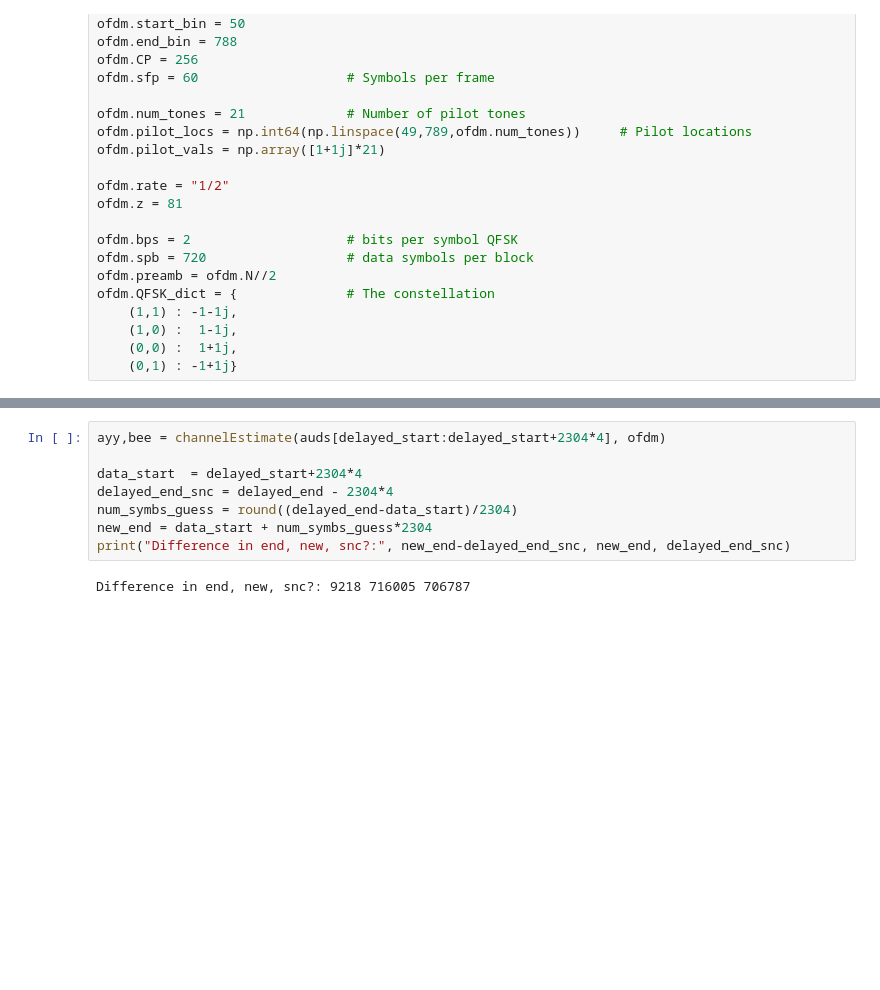
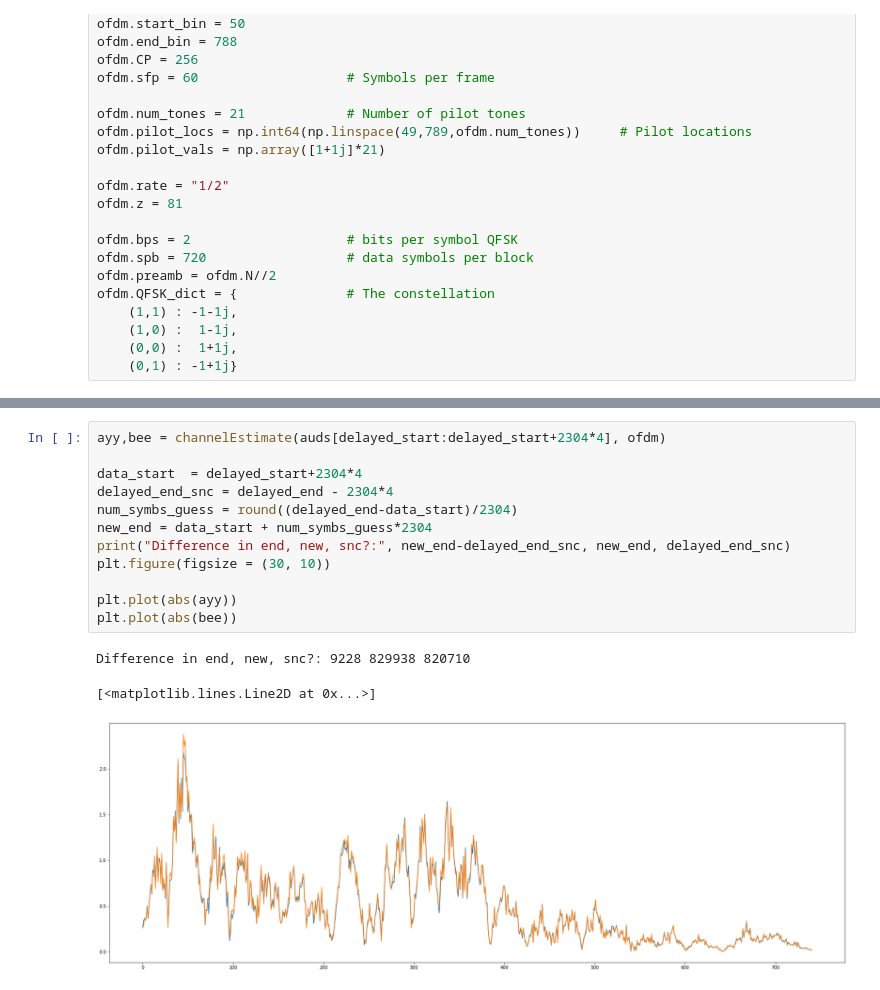
Before and after one commit to jks70/gf3_v2, a Jupyter notebook: uncover2.ipynb, the cells around one changed output, grey strips where cells are left out. Cells and saved outputs as stored; diff of their text form; blank space fills up the shorter version.

```diff
--- a/uncover2.ipynb
+++ b/uncover2.ipynb
@@ -47,11 +50,17 @@ delayed_end = chirps[2] - 44100 - 1500 - 1
 # %%
 ayy,bee = channelEstimate(auds[delayed_start:delayed_start+2304*4], ofdm)
 
 data_start  = delayed_start+2304*4
 delayed_end_snc = delayed_end - 2304*4
 num_symbs_guess = round((delayed_end-data_start)/2304)
 new_end = data_start + num_symbs_guess*2304
 print("Difference in end, new, snc?:", new_end-delayed_end_snc, new_end, delayed_end_snc)
+plt.figure(figsize = (30, 10))
+
+plt.plot(abs(ayy))
+plt.plot(abs(bee))
 # %% [output]
-Difference in end, new, snc?: 9218 716005 706787
+Difference in end, new, snc?: 9228 829938 820710
+[<matplotlib.lines.Line2D at 0x...>]
+[figure, added]
 # %%
```
Also changed, not shown: parts of 6 cells of this notebook, 3 other files.
